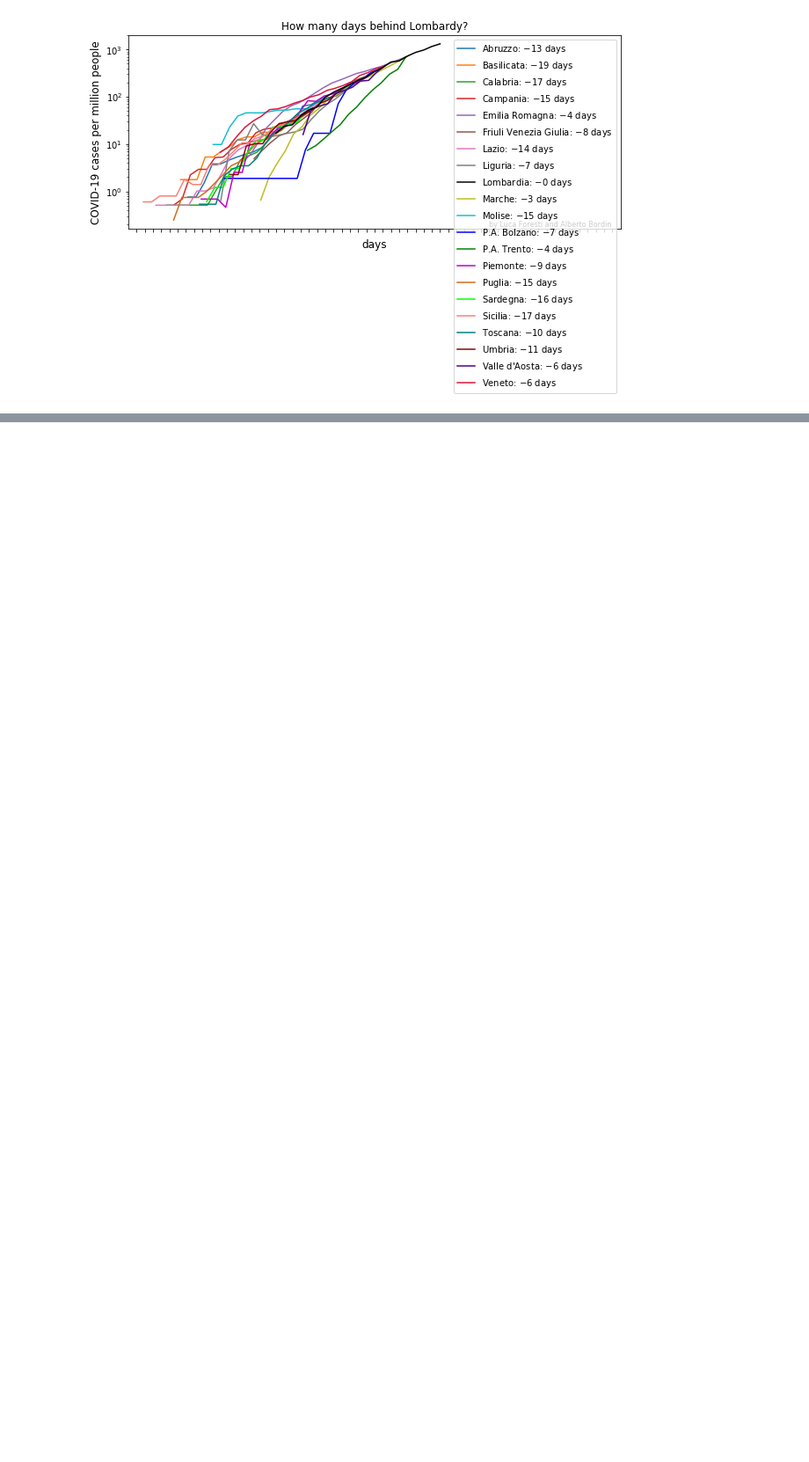
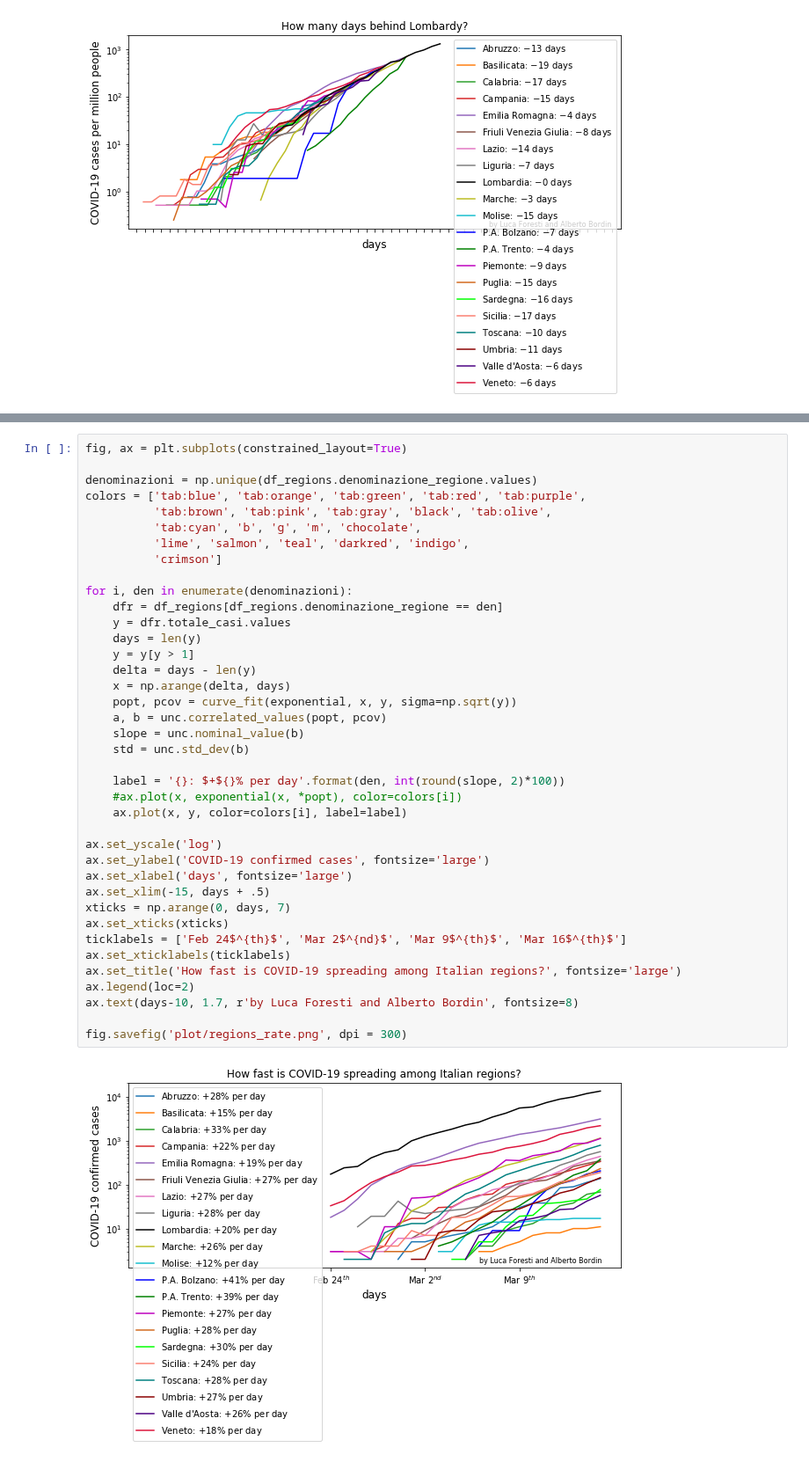
Before and after one commit to albortros/COVID-19, a Jupyter notebook: model-DummyExp/DummyExp-ItalianRegions.ipynb, the cells around one changed output, grey strips where cells are left out. Shown at 88% size. Drawn from its saved outputs; the diff is of its cells as text; blank space fills up the shorter version.

Commit message:
update pcm-dpc-COVID-19

```diff
--- a/model-DummyExp/DummyExp-ItalianRegions.ipynb
+++ b/model-DummyExp/DummyExp-ItalianRegions.ipynb
@@ -128,0 +90,41 @@ ax.legend()
+# %%
+fig, ax = plt.subplots(constrained_layout=True)
+
+denominazioni = np.unique(df_regions.denominazione_regione.values)
+colors = ['tab:blue', 'tab:orange', 'tab:green', 'tab:red', 'tab:purple',
+          'tab:brown', 'tab:pink', 'tab:gray', 'black', 'tab:olive',
+          'tab:cyan', 'b', 'g', 'm', 'chocolate',
+          'lime', 'salmon', 'teal', 'darkred', 'indigo',
+          'crimson']
+
+for i, den in enumerate(denominazioni):
+    dfr = df_regions[df_regions.denominazione_regione == den]
+    y = dfr.totale_casi.values
+    days = len(y)
+    y = y[y > 1]
+    delta = days - len(y)
+    x = np.arange(delta, days)
+    popt, pcov = curve_fit(exponential, x, y, sigma=np.sqrt(y))
+    a, b = unc.correlated_values(popt, pcov)
+    slope = unc.nominal_value(b)
+    std = unc.std_dev(b)
+
+    label = '{}: $+${}% per day'.format(den, int(round(slope, 2)*100))
+    #ax.plot(x, exponential(x, *popt), color=colors[i])
+    ax.plot(x, y, color=colors[i], label=label)
+
+ax.set_yscale('log')
+ax.set_ylabel('COVID-19 confirmed cases', fontsize='large')
+ax.set_xlabel('days', fontsize='large')
+ax.set_xlim(-15, days + .5)
+xticks = np.arange(0, days, 7)
+ax.set_xticks(xticks)
+ticklabels = ['Feb 24$^{th}$', 'Mar 2$^{nd}$', 'Mar 9$^{th}$', 'Mar 16$^{th}$']
+ax.set_xticklabels(ticklabels)
+ax.set_title('How fast is COVID-19 spreading among Italian regions?', fontsize='large')
+ax.legend(loc=2)
+ax.text(days-10, 1.7, r'by Luca Foresti and Alberto Bordin', fontsize=8)
+
+fig.savefig('plot/regions_rate.png', dpi = 300)
+# %% [output]
+[figure, added]
```
Also changed, not shown: parts of 7 cells of this notebook, 1 other file.
